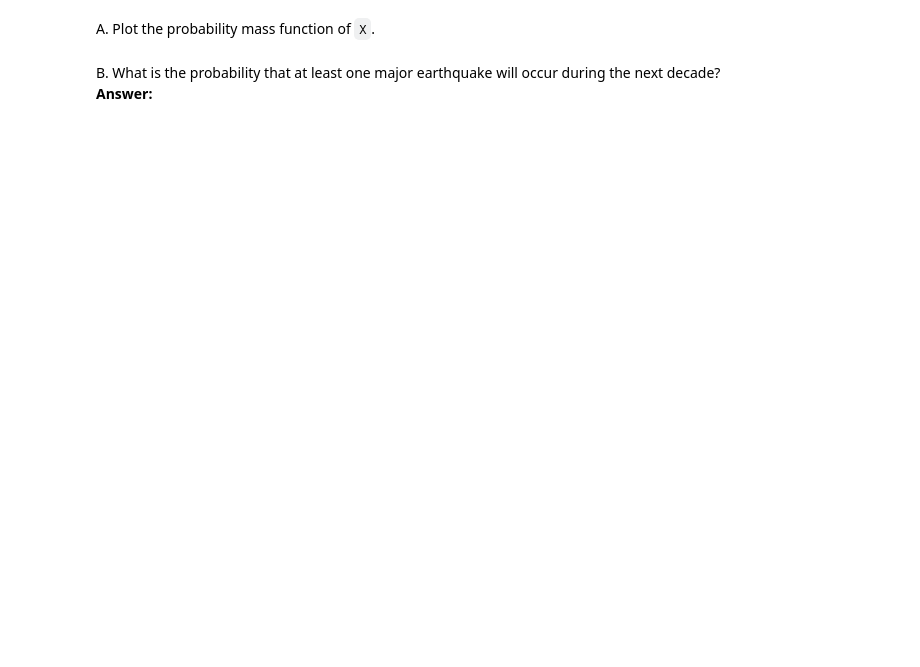
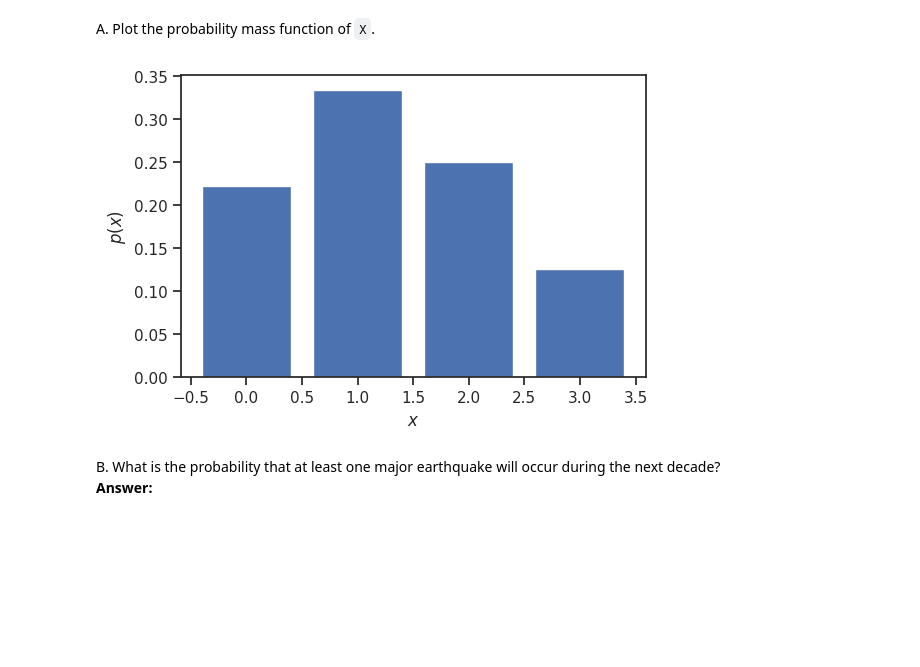
Before and after one commit to schemp98/data-analytics-se, a Jupyter notebook: homework_01_SCC.ipynb, the cells around one changed output. Drawn from its saved outputs; the diff is of its cells as text; code cells hidden in the pictures; blank space fills up the shorter version.

```diff
--- a/homework_01_SCC.ipynb
+++ b/homework_01_SCC.ipynb
@@ -283,3 +291,10 @@ A. Plot the probability mass function of ``X``.
+# %%
+fig, ax = plt.subplots()
+ax.bar(xs, X.pmf(xs))
+ax.set_xlabel("$x$")
+ax.set_ylabel("$p(x)$");
+# %% [output]
+[figure, added]
 # %% [markdown]
 B. What is the probability that at least one major earthquake will occur during the next decade?<br>
 **Answer:**
```
Also changed, not shown: parts of 13 cells of this notebook.
